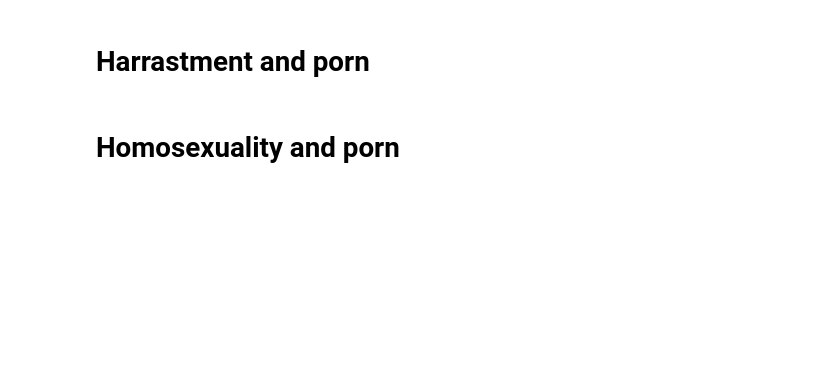
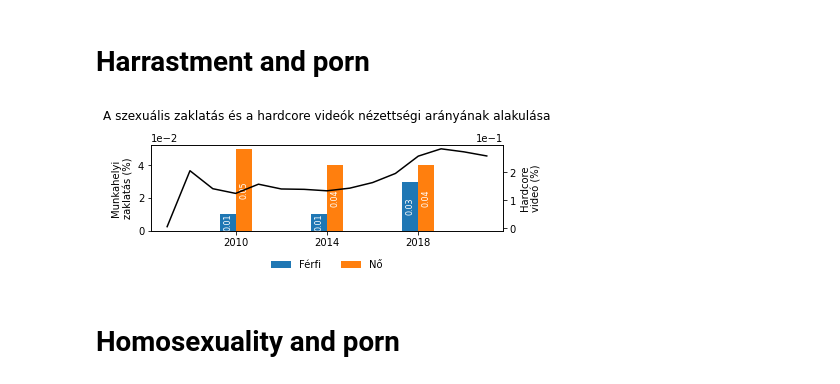
Before and after one commit to papsebestyen/porn-influence-analysis, a Jupyter notebook: analysis.ipynb, the cells around one changed output. Drawn from its saved outputs; the diff is of its cells as text; code cells hidden in the pictures; blank space fills up the shorter version.

```diff
--- a/analysis.ipynb
+++ b/analysis.ipynb
@@ -289,31 +297,35 @@ axes.legend(
     borderaxespad=0,
 
 )
 
 axes.ticklabel_format(style="sci", axis="y", scilimits=(0, 0))
 axes_2.ticklabel_format(style="sci", axis="y", scilimits=(0, 0))
 
 axes.bar_label(
     rects1,
     padding=0,
     fontsize=8,
     label_type="center",
     color="white",
     rotation=90,
 #     fmt="%.2f%%",
 )
 axes.bar_label(
     rects2,
     padding=0,
     fontsize=8,
     label_type="center",
     color="white",
     rotation=90,
 #     fmt="%.2f%%",
 )
 
 axes.set_ylabel("Munkahelyi \nzaklatás (%)")
 axes_2.set_ylabel("Hardcore\nvideó (%)")
 
+axes.set_title('A szexuális zaklatás és a hardcore videók nézettségi arányának alakulása', pad = 25)
+
 plt.show()
+# %% [output]
+[figure, added]
 # %%
```
Also changed, not shown: parts of 8 cells of this notebook, 7 other files.
